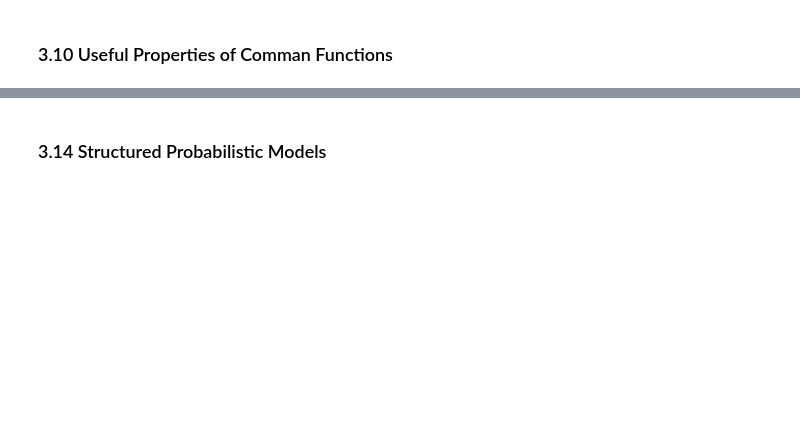
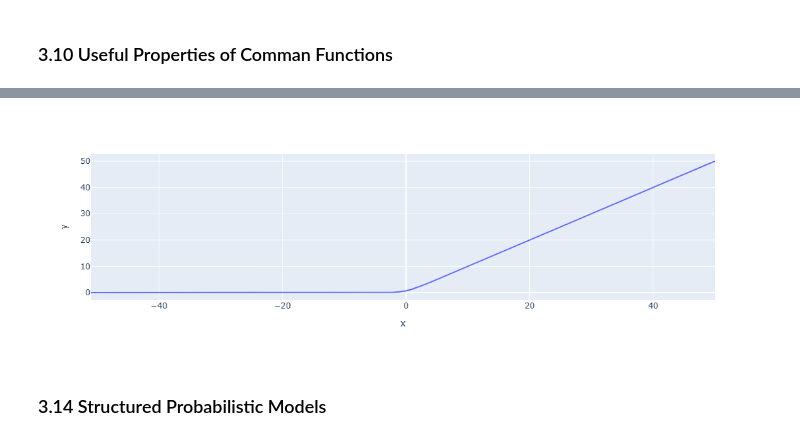
Before and after one commit to PravinHaligonda/Deep-Learning, a Jupyter notebook: Probability_and_Information/Probability.ipynb, the cells around one changed output, grey strips where cells are left out. Saved outputs shown, nothing was run; the diff lists cells and outputs as text; code cells hidden in the pictures; blank space fills up the shorter version.

```diff
--- a/Probability_and_Information/Probability.ipynb
+++ b/Probability_and_Information/Probability.ipynb
@@ -323,2 +360,8 @@ tensor([8.3951, 8.2469, 8.0000, 6.6667])
+# %%
+softplus = torch.log(1 + torch.exp(x))
+# %%
+fig = go.Fpx.line(x=x, y=softplus)
+# %% [output]
+[figure, added]
 # %% [markdown]
 ### 3.14 Structured Probabilistic Models
```
Also changed, not shown: parts of 18 cells of this notebook, 2 other files.
